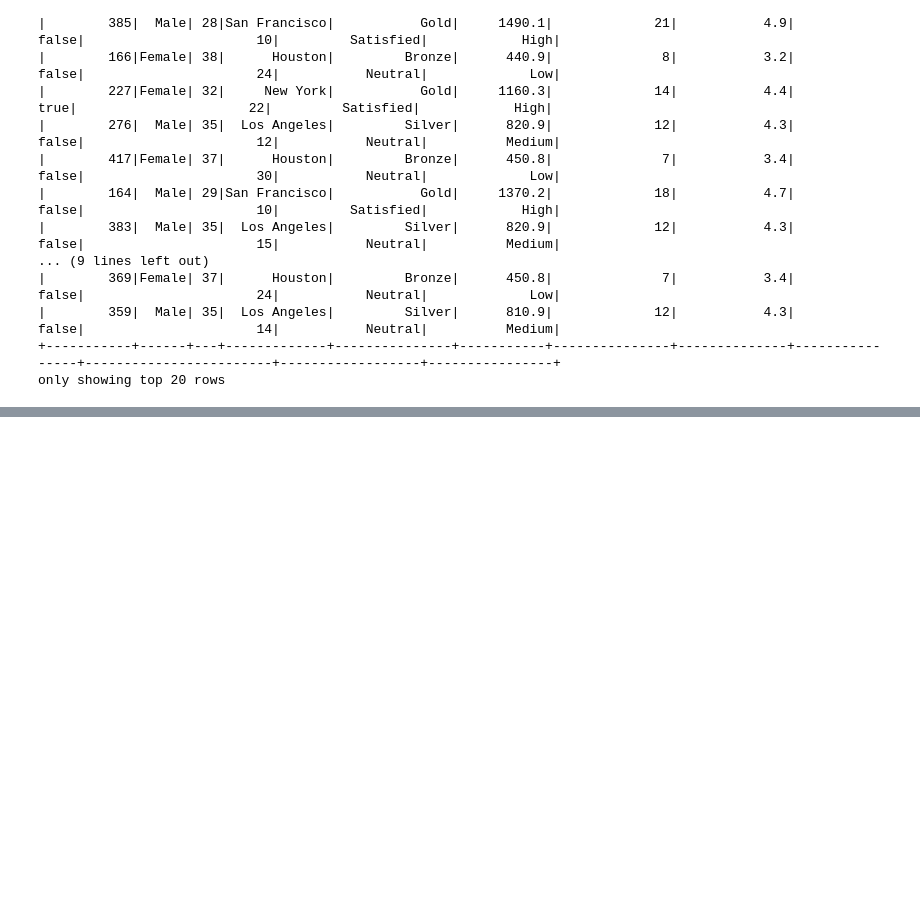
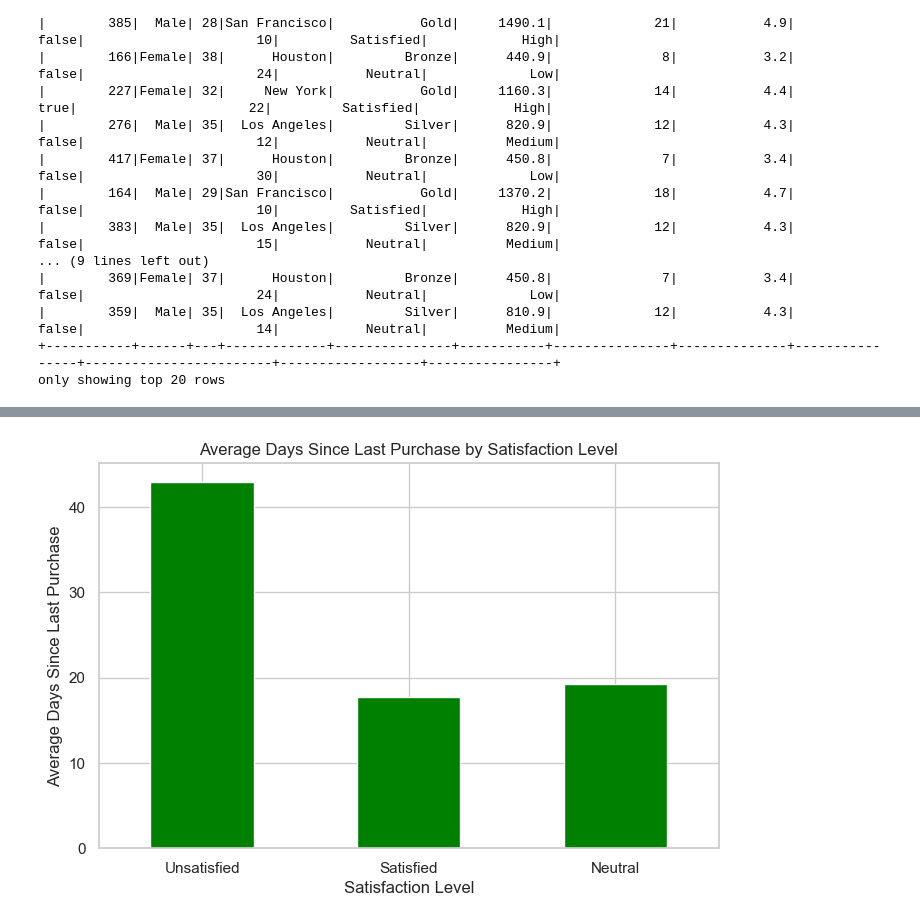
Before and after one commit to imadomar64/project, a Jupyter notebook: data-analysis.ipynb, the cells around one changed output, grey strips where cells are left out. Saved outputs shown, nothing was run; the diff lists cells and outputs as text; code cells hidden in the pictures; blank space fills up the shorter version.

```diff
--- a/data-analysis.ipynb
+++ b/data-analysis.ipynb
@@ -177,0 +289,24 @@ recent_customers.write.csv(recent_customers_output_path, header=True, mode='over
+# %%
+# Churn Prediction Indicators: Average Days Since Last Purchase by Satisfaction Level
+
+# Set the theme for the plots
+sns.set_theme(style="whitegrid")
+
+# Calculate Average Days Since Last Purchase by Satisfaction Level
+avg_days_since_purchase_spark = (df
+    .groupBy('Satisfaction Level')
+    .agg(mean('Days Since Last Purchase').alias('Average Days Since Last Purchase'))
+    .toPandas()
+)
+
+# Plotting
+sns.set_theme(style="whitegrid")
+plt.figure(figsize=(8, 5))
+avg_days_since_purchase_spark.set_index('Satisfaction Level')['Average Days Since Last Purchase'].plot(kind='bar', color='green')
+plt.title('Average Days Since Last Purchase by Satisfaction Level')
+plt.xlabel('Satisfaction Level')
+plt.ylabel('Average Days Since Last Purchase')
+plt.xticks(rotation=0)
+plt.show()
+# %% [output]
+[figure, added]
```
Also changed, not shown: parts of 4 cells of this notebook.
